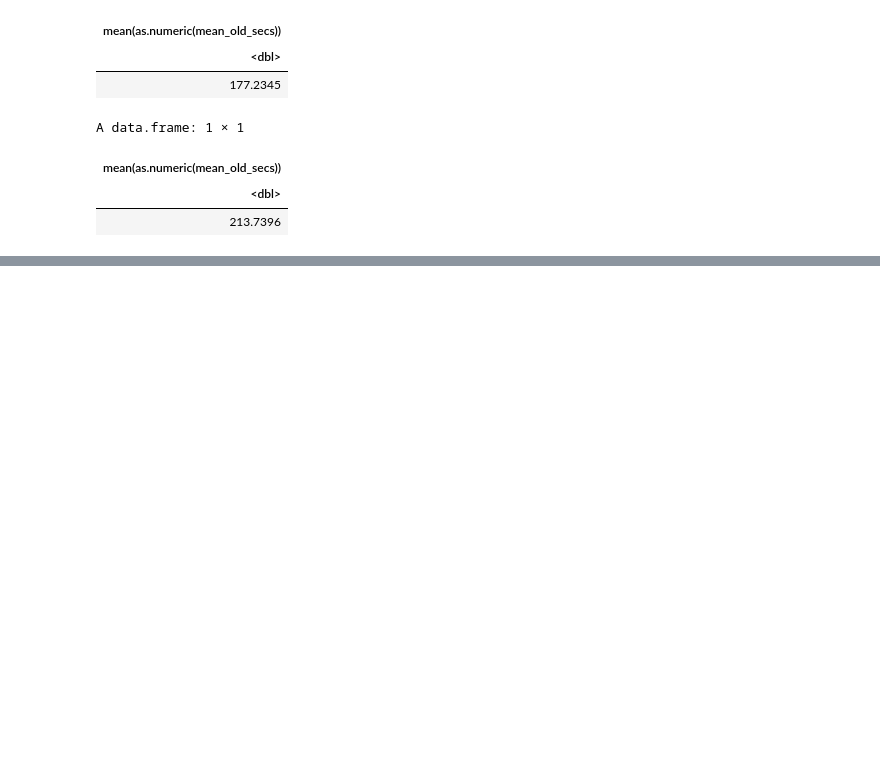
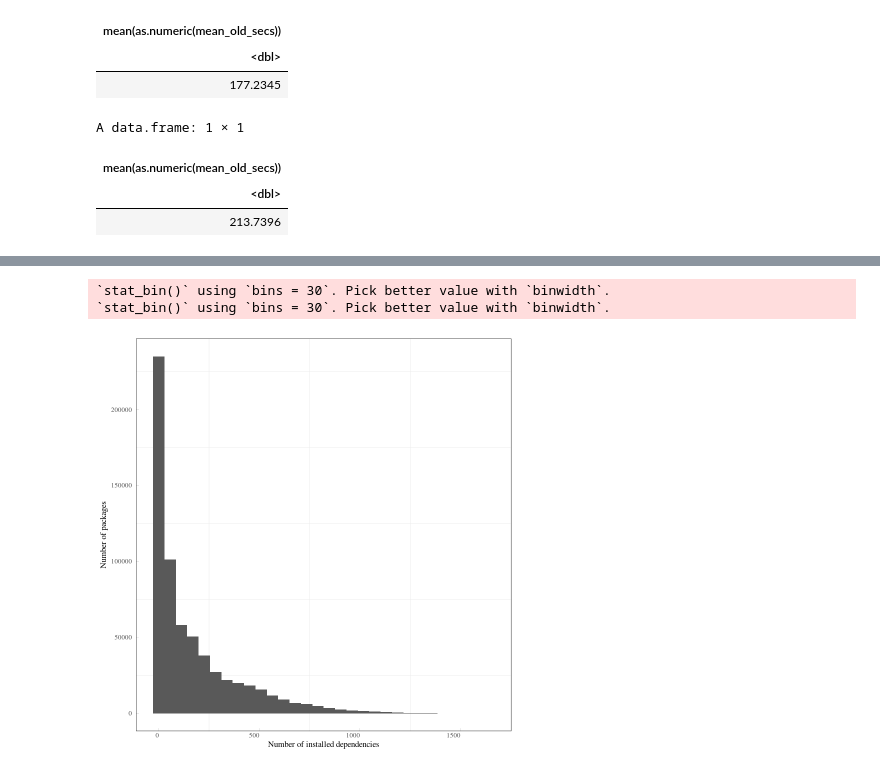
Before and after one commit to donald-pinckney/npm-follower, a Jupyter notebook: analysis/notebooks/rq3_a.ipynb, the cells around one changed output, grey strips where cells are left out. Cells and saved outputs as stored; diff of their text form; code cells hidden in the pictures; blank space fills up the shorter version.

```diff
--- a/analysis/notebooks/rq3_a.ipynb
+++ b/analysis/notebooks/rq3_a.ipynb
@@ -164,0 +192,13 @@ A data.frame: 1 × 1
+# %%
+ggplot(data=downstream_oldness_stats, aes(x=n)) +
+    geom_histogram() +
+    # scale_x_continuous(labels = scales::percent) +
+    xlab("Number of installed dependencies") +
+    ylab("Number of packages") +
+    mytheme()
+
+mysave("plots/general/num_installed_deps_hist.pdf")
+# %% [output]
+`stat_bin()` using `bins = 30`. Pick better value with `binwidth`.
+`stat_bin()` using `bins = 30`. Pick better value with `binwidth`.
+[figure, added]
```
Also changed, not shown: parts of 9 cells of this notebook, 8 other files.
